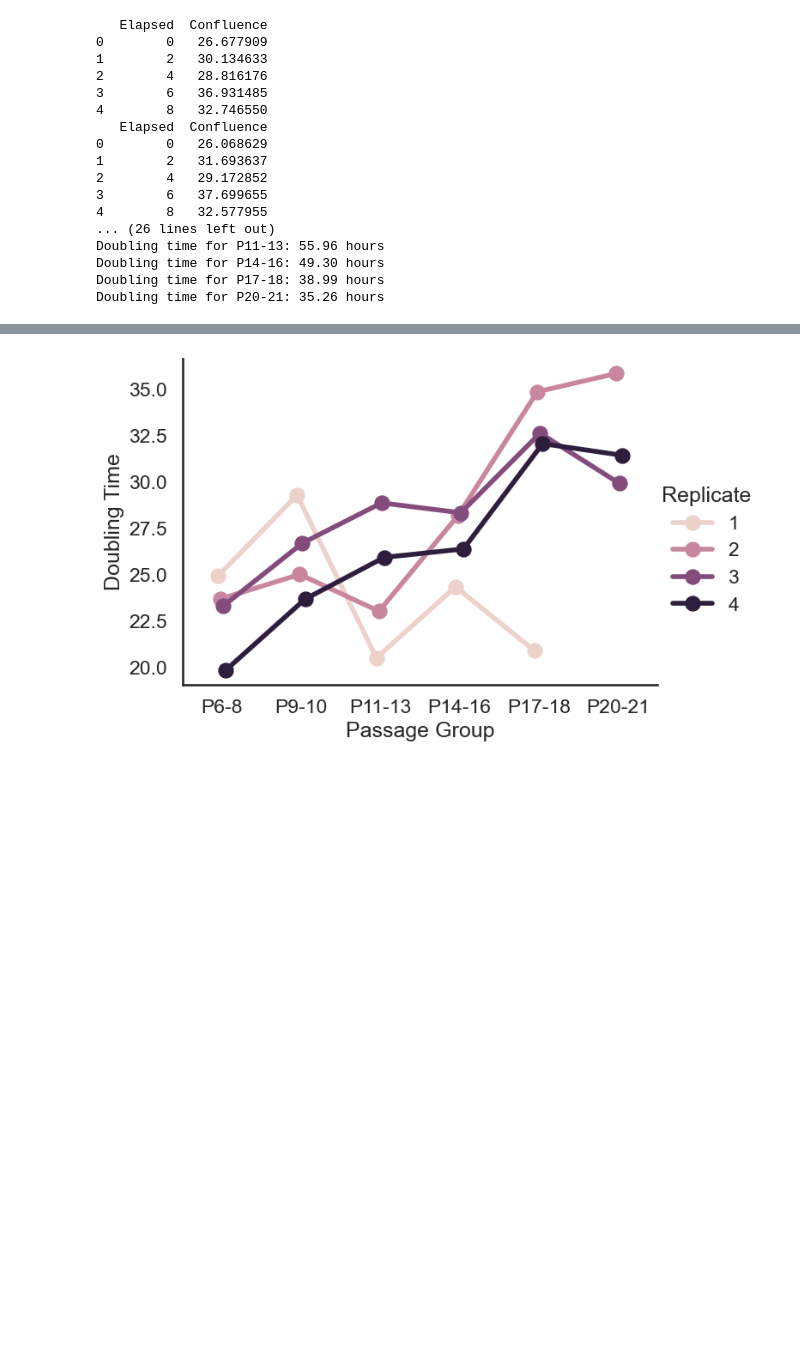
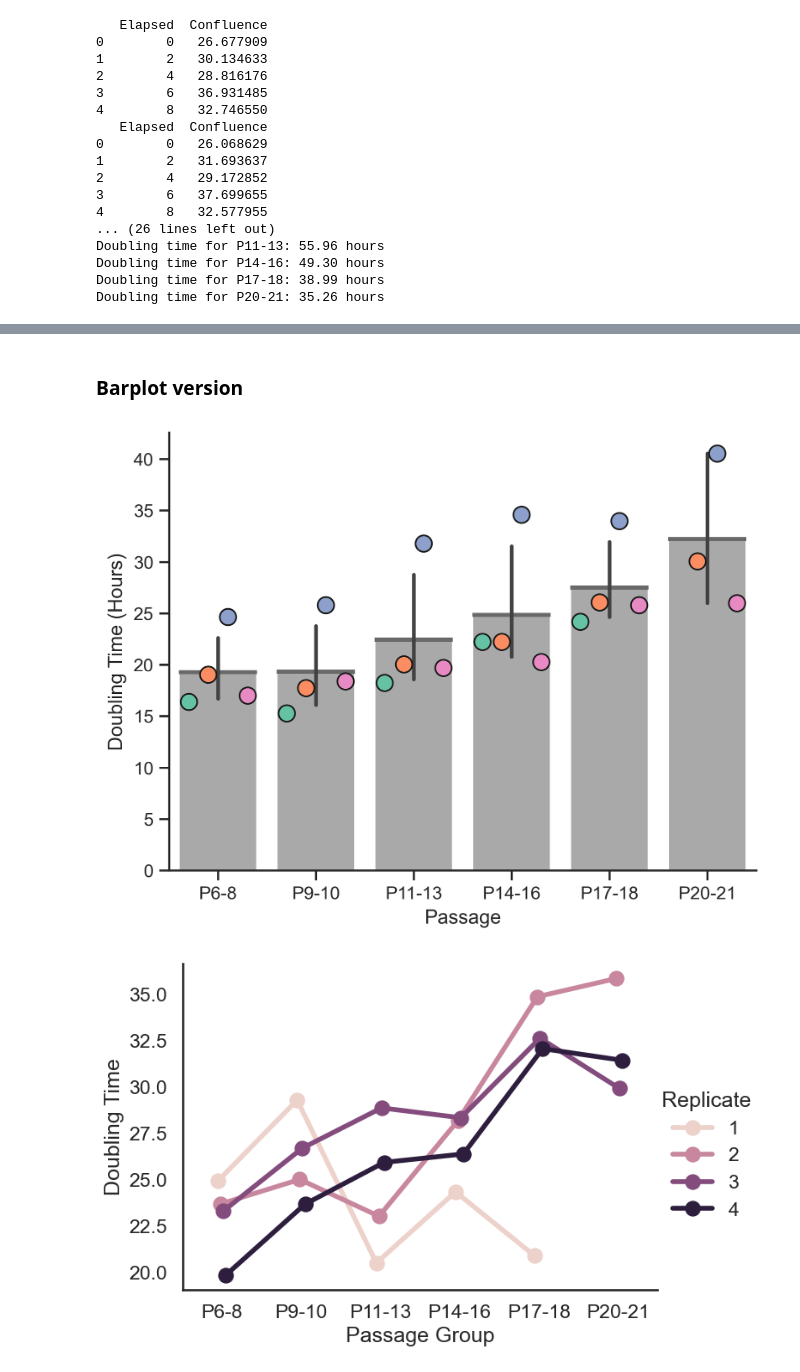
Before and after one commit to allielas/HTP_fibroblasts_mitolyso, a Jupyter notebook: Proliferation_GrowthCurves.ipynb, the cells around one changed output, grey strips where cells are left out. Cells and saved outputs as stored; diff of their text form; code cells hidden in the pictures; blank space fills up the shorter version.

```diff
--- a/Proliferation_GrowthCurves.ipynb
+++ b/Proliferation_GrowthCurves.ipynb
@@ -244,3 +275,74 @@ plt.show()
+# %% [markdown]
+### Barplot version
+# %%
+from helpers import *
+data = pd.read_csv('/Users/allielas/Desktop/Active Projects/Doubling TImes/newfinaltimes.csv', header=0)
+save_path="/Users/allielas/Desktop/Active Projects/Doubling TImes/new_doubling_times_bar.png"
+
+ytitle = "Doubling Time (Hours)"
+group = 'Passage'
+order=['P6-8','P9-10','P11-13','P14-16','P17-18','P20-21']
+pallete = 'Set2'
+ylim=None
+#If data is in pivot form, melt to assign the doubling times to specific values
+#data_melted = data.melt(id_vars="Replicate", var_name="Passage Group", value_name="Doubling Time")
+
+#means = data_melted.groupby("Passage Group")["Doubling Time"].mean().reset_index()
+# You don't actually need the groupbyup there, you can just use the hue_order parameter in the sns.catplot function
+
+#plotting
+data_avg = average_groups_by_plate(data, x_value=group, y_value='Mean_DoublingTime', replicates='Replicate')
+#group_avg_df_pivot = average_groups_pivot(group_avg_df, x_value=group, y_value=feature_meas, replicates=replicates)
+
+sns.set_theme(style="ticks")
+sns.set_context("notebook")
+
+plt.figure(dpi=300)
+
+sns.barplot(data=data, x=group,
+            y='Mean_DoublingTime',
+            order=order,
+            color ='darkgray',
+            #weights=1,
+            errorbar='ci'
+            )
+
+ax = sns.swarmplot(data=data_avg, x=group,
+            y='Mean_DoublingTime',
+            hue = 'Replicate',
+            order=order,
+            palette=pallete,
+            size=10,
+            edgecolor="k",
+            linewidth=1,
+            dodge=0.5)
+
+sns.boxplot(data = data, x = group,
+            y = 'Mean_DoublingTime',
+            showmeans=True,
+            meanline=True,
+            meanprops={'color': 'dimgray', 'ls': '-', 'lw': 2.5},
+            medianprops={'visible': False},
+            whiskerprops={'visible': False},
+            zorder=1,
+            showfliers=False,
+            showbox=False,
+            showcaps=False,
+            ax = ax)
+
+if ax.legend_ is not None:
+    ax.legend_.remove()
+
+sns.despine()
+plt.gcf()#.set_size_inches(10, 6)
+plt.xlabel(group)
+plt.ylabel(ytitle)
+plt.ylim(ylim)
+
+plt.savefig(save_path, format='png', dpi=300, bbox_inches='tight', transparent=True)
+plt.show()
+# %% [output]
+[figure, added]
 # %%
 
 #plotting
```
Also changed, not shown: parts of 1 cell of this notebook.
